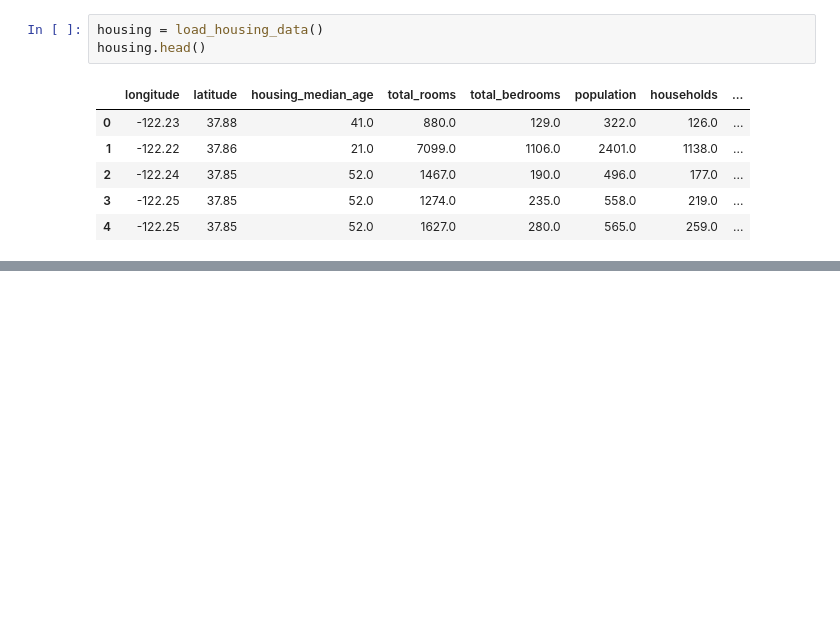
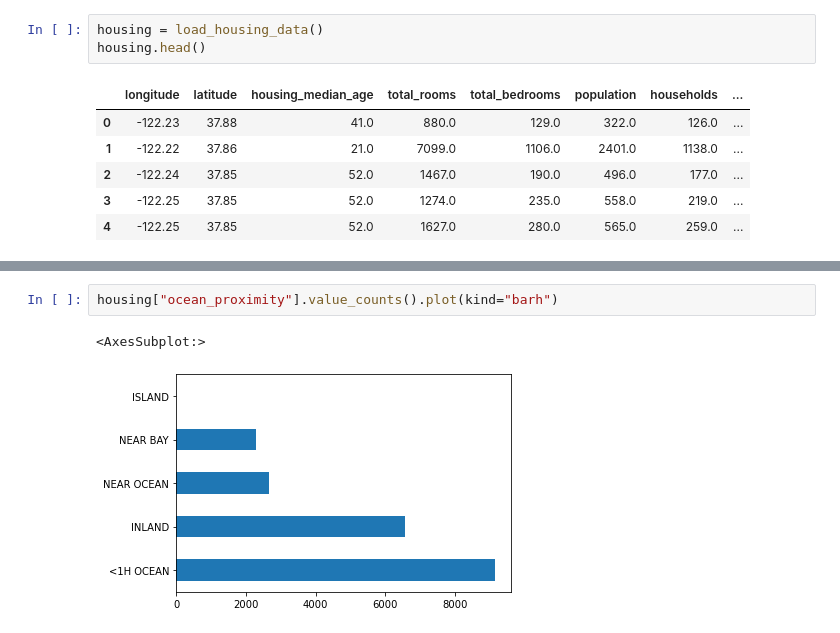
Before and after one commit to SarthakThakur0097/ML-Practice, a Jupyter notebook: Housing.ipynb, the cells around one changed output, grey strips where cells are left out. Cells and saved outputs as stored; diff of their text form; blank space fills up the shorter version.

```diff
--- a/Housing.ipynb
+++ b/Housing.ipynb
@@ -40,0 +94,5 @@ housing.head()
+# %%
+housing["ocean_proximity"].value_counts().plot(kind="barh")
+# %% [output]
+<AxesSubplot:>
+[figure, added]
```
Also changed, not shown: parts of 26 cells of this notebook.
